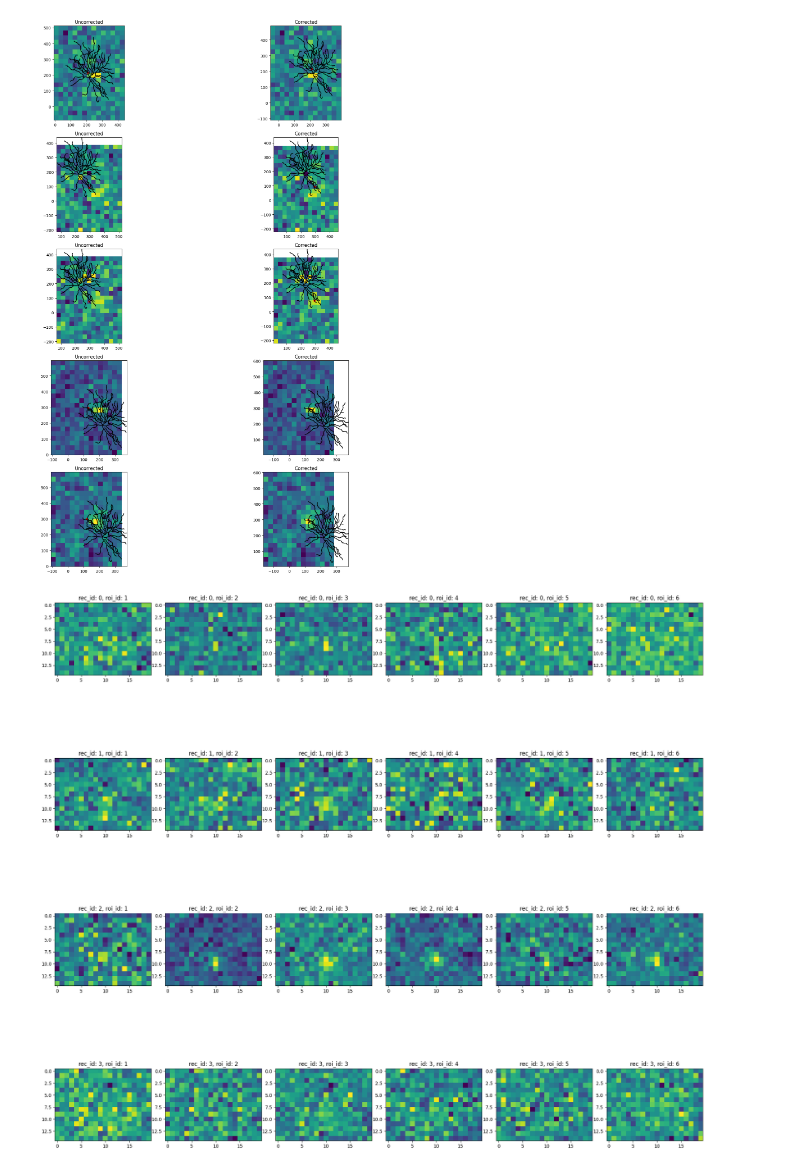
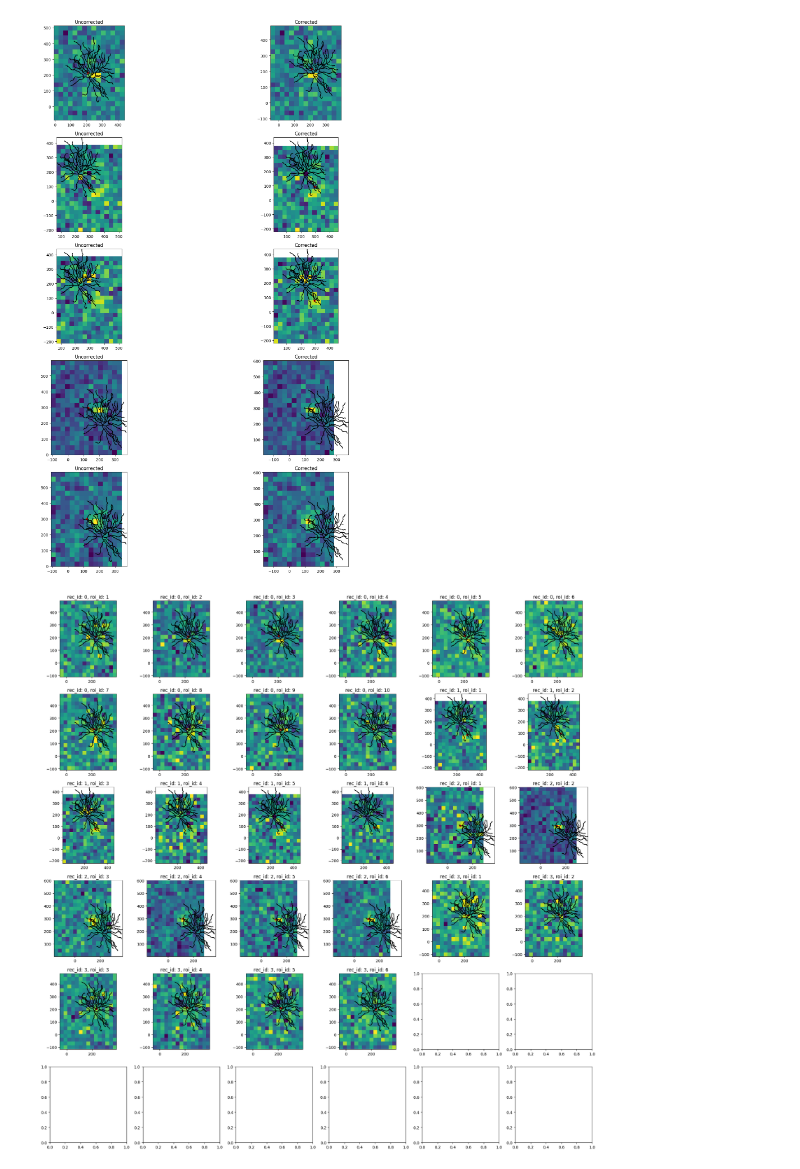
Before and after one commit to SamuelSuhai/jaxley_rgc, a Jupyter notebook: deistler_our_data_and_morph/debugging/quality_measure_roi.ipynb, the cells around one changed output. Cells and saved outputs as stored; diff of their text form; code cells hidden in the pictures.

```diff
--- a/deistler_our_data_and_morph/debugging/quality_measure_roi.ipynb
+++ b/deistler_our_data_and_morph/debugging/quality_measure_roi.ipynb
@@ -125,16 +126,28 @@ plt.show()
 # %% [output]
 [figure]
 # %%
-fig, ax = plt.subplots(4, 6, figsize=(20, 20))
-ax = ax.flatten()
+import itertools
+n_rois = len(labels)
+n_rows_plot = int(np.ceil(np.sqrt(n_rois)))
+fig, ax = plt.subplots(n_rows_plot,n_rows_plot, figsize=(20, 20))
+
+ax = itertools.chain(ax.flatten())
 for rec_id in range(0, 4):
     max_roi = np.max(labels.loc[labels['rec_id'] == rec_id]['roi_id'].values)
     for roi_id in range(1, max_roi + 1):
         rf = get_rf_from_weighted_image_average(labels, noise_stimulus1, rec_id, roi_id, start_idx=100, stop_idx=1000)
-        ax_index = (rec_id) * 6 + (roi_id - 1)
-        ax[ax_index].imshow(rf)
-        ax[ax_index].set_title(f'rec_id: {rec_id}, roi_id: {roi_id}')
+
+        ax_i = next(ax)
+        plot_rf_on_morphology(cell,all_dfs,
+                              rec_id=rec_id,
+                              roi_id=roi_id,
+                              cell_id=cell_id,
+                              labels=labels,
+                              noise_stimulus=noise_stimulus1,
+                              ax=ax_i,
+                              uncorrected=False)
+        ax_i.set_title(f'rec_id: {rec_id}, roi_id: {roi_id}')
 plt.tight_layout()
 plt.show()
 # %% [output]
-[figure, old version]
+[figure, new version]
```
Also changed, not shown: parts of 7 cells of this notebook, 23 other files.
